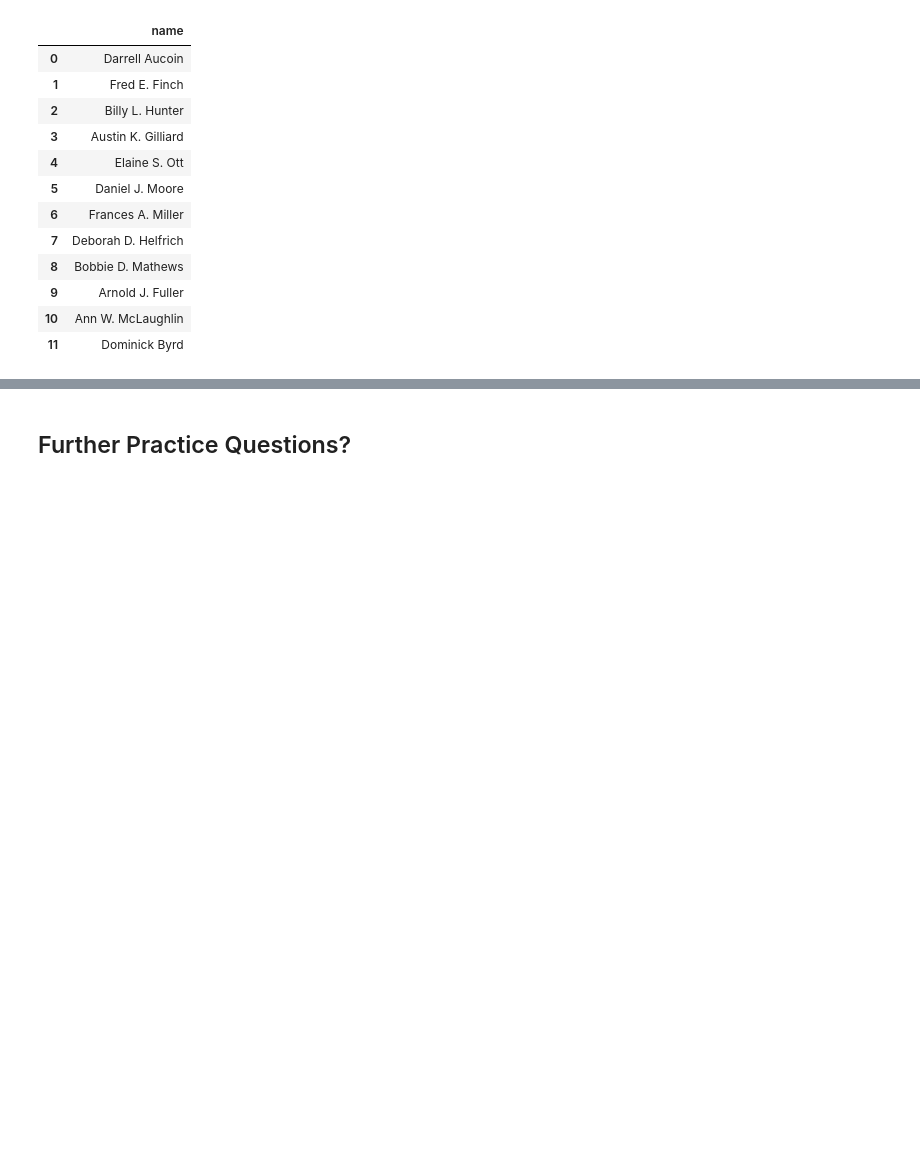
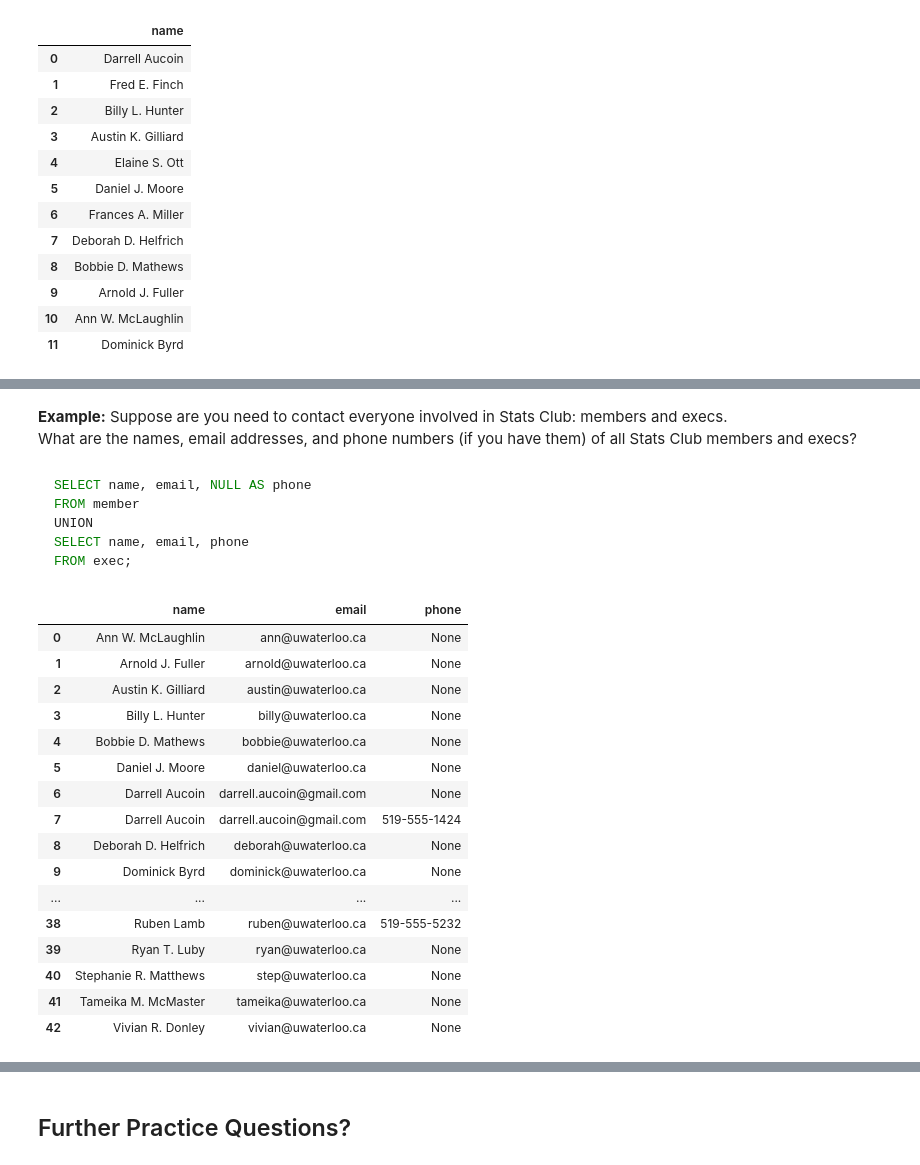
Before and after one commit to DarrellAucoin/IntroSQL, a Jupyter notebook: Intro_SQL_Presentation.ipynb, the cells around one changed output, grey strips where cells are left out. Drawn from its saved outputs; the diff is of its cells as text; code cells hidden in the pictures; blank space fills up the shorter version.

````diff
--- a/Intro_SQL_Presentation.ipynb
+++ b/Intro_SQL_Presentation.ipynb
@@ -1048,0 +1580,36 @@ WHERE name BETWEEN 'A' AND 'G'", con)
+# %% [markdown]
+__Example:__ Suppose are you need to contact everyone involved in Stats Club: members and execs.
+What are the names, email addresses, and phone numbers (if you have them) of all Stats Club members and execs?
+# %% [markdown]
+```SQL
+SELECT name, email, NULL AS phone
+FROM member
+UNION
+SELECT name, email, phone
+FROM exec;
+```
+# %%
+pd.read_sql_query(
+"SELECT name, email, NULL AS phone \
+FROM member \
+UNION \
+SELECT name, email, phone \
+FROM exec", con)
+# %% [output]
+|  | name | email | phone |
+| 0 | Ann W. McLaughlin | ann@uwaterloo.ca | None |
+| 1 | Arnold J. Fuller | arnold@uwaterloo.ca | None |
+| 2 | Austin K. Gilliard | austin@uwaterloo.ca | None |
+| 3 | Billy L. Hunter | billy@uwaterloo.ca | None |
+| 4 | Bobbie D. Mathews | bobbie@uwaterloo.ca | None |
+| 5 | Daniel J. Moore | daniel@uwaterloo.ca | None |
+| 6 | Darrell Aucoin | darrell.aucoin@gmail.com | None |
+| 7 | Darrell Aucoin | darrell.aucoin@gmail.com | 519-555-1424 |
+| 8 | Deborah D. Helfrich | deborah@uwaterloo.ca | None |
+| 9 | Dominick Byrd | dominick@uwaterloo.ca | None |
+| ... | ... | ... | ... |
+| 38 | Ruben Lamb | ruben@uwaterloo.ca | 519-555-5232 |
+| 39 | Ryan T. Luby | ryan@uwaterloo.ca | None |
+| 40 | Stephanie R. Matthews | step@uwaterloo.ca | None |
+| 41 | Tameika M. McMaster | tameika@uwaterloo.ca | None |
+| 42 | Vivian R. Donley | vivian@uwaterloo.ca | None |
````
Also changed, not shown: parts of 215 cells of this notebook, 14 other files.
